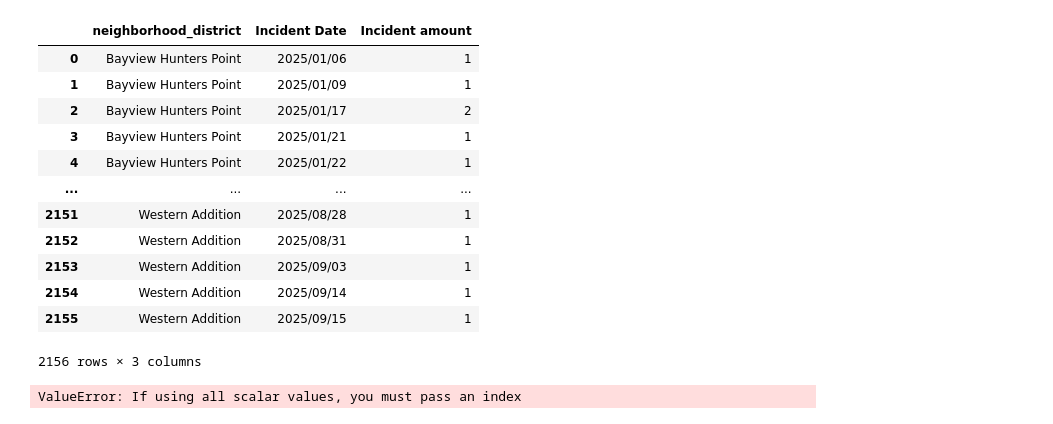
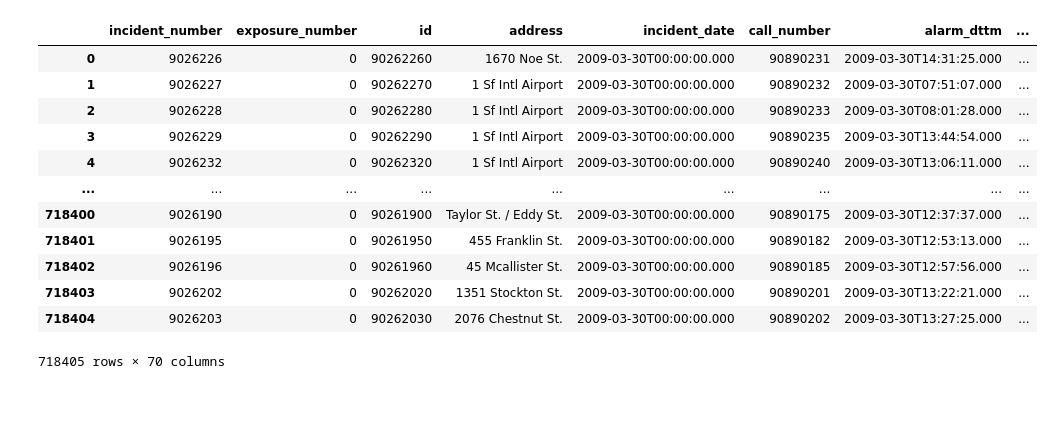
Before and after one commit to griffintighe/fire_ml, a Jupyter notebook: explore.ipynb, the cells around one changed output. Saved outputs shown, nothing was run; the diff lists cells and outputs as text; code cells hidden in the pictures.

```diff
--- a/explore.ipynb
+++ b/explore.ipynb
@@ -295,21 +0,0 @@ ValueError: Could not interpret value `Incident Number` for `y`. An entry with t
-# %%
-df_amounts
-# %% [output]
-|  | neighborhood_district | Incident Date | Incident amount |
-| 0 | Bayview Hunters Point | 2025/01/06 | 1 |
-| 1 | Bayview Hunters Point | 2025/01/09 | 1 |
-| 2 | Bayview Hunters Point | 2025/01/17 | 2 |
-| 3 | Bayview Hunters Point | 2025/01/21 | 1 |
-| 4 | Bayview Hunters Point | 2025/01/22 | 1 |
-| ... | ... | ... | ... |
-| 2151 | Western Addition | 2025/08/28 | 1 |
-| 2152 | Western Addition | 2025/08/31 | 1 |
-| 2153 | Western Addition | 2025/09/03 | 1 |
-| 2154 | Western Addition | 2025/09/14 | 1 |
-| 2155 | Western Addition | 2025/09/15 | 1 |
-2156 rows × 3 columns
-# %%
-
-sns.lineplot(df_amounts,x='Incident Date',y='Incident amount')
-# %% [output]
-ValueError: If using all scalar values, you must pass an index
@@ -315,0 +25,16 @@ ValueError: If using all scalar values, you must pass an index
+# %%
+df_base
+# %% [output]
+|  | incident_number | exposure_number | id | address | incident_date | call_number | alarm_dttm | ... |
+| 0 | 9026226 | 0 | 90262260 | 1670 Noe St. | 2009-03-30T00:00:00.000 | 90890231 | 2009-03-30T14:31:25.000 | ... |
+| 1 | 9026227 | 0 | 90262270 | 1 Sf Intl Airport | 2009-03-30T00:00:00.000 | 90890232 | 2009-03-30T07:51:07.000 | ... |
+| 2 | 9026228 | 0 | 90262280 | 1 Sf Intl Airport | 2009-03-30T00:00:00.000 | 90890233 | 2009-03-30T08:01:28.000 | ... |
+| 3 | 9026229 | 0 | 90262290 | 1 Sf Intl Airport | 2009-03-30T00:00:00.000 | 90890235 | 2009-03-30T13:44:54.000 | ... |
+| 4 | 9026232 | 0 | 90262320 | 1 Sf Intl Airport | 2009-03-30T00:00:00.000 | 90890240 | 2009-03-30T13:06:11.000 | ... |
+| ... | ... | ... | ... | ... | ... | ... | ... | ... |
+| 718400 | 9026190 | 0 | 90261900 | Taylor St. / Eddy St. | 2009-03-30T00:00:00.000 | 90890175 | 2009-03-30T12:37:37.000 | ... |
+| 718401 | 9026195 | 0 | 90261950 | 455 Franklin St. | 2009-03-30T00:00:00.000 | 90890182 | 2009-03-30T12:53:13.000 | ... |
+| 718402 | 9026196 | 0 | 90261960 | 45 Mcallister St. | 2009-03-30T00:00:00.000 | 90890185 | 2009-03-30T12:57:56.000 | ... |
+| 718403 | 9026202 | 0 | 90262020 | 1351 Stockton St. | 2009-03-30T00:00:00.000 | 90890201 | 2009-03-30T13:22:21.000 | ... |
+| 718404 | 9026203 | 0 | 90262030 | 2076 Chestnut St. | 2009-03-30T00:00:00.000 | 90890202 | 2009-03-30T13:27:25.000 | ... |
+718405 rows × 70 columns
```
Also changed, not shown: parts of 47 cells of this notebook, 1 other file.
